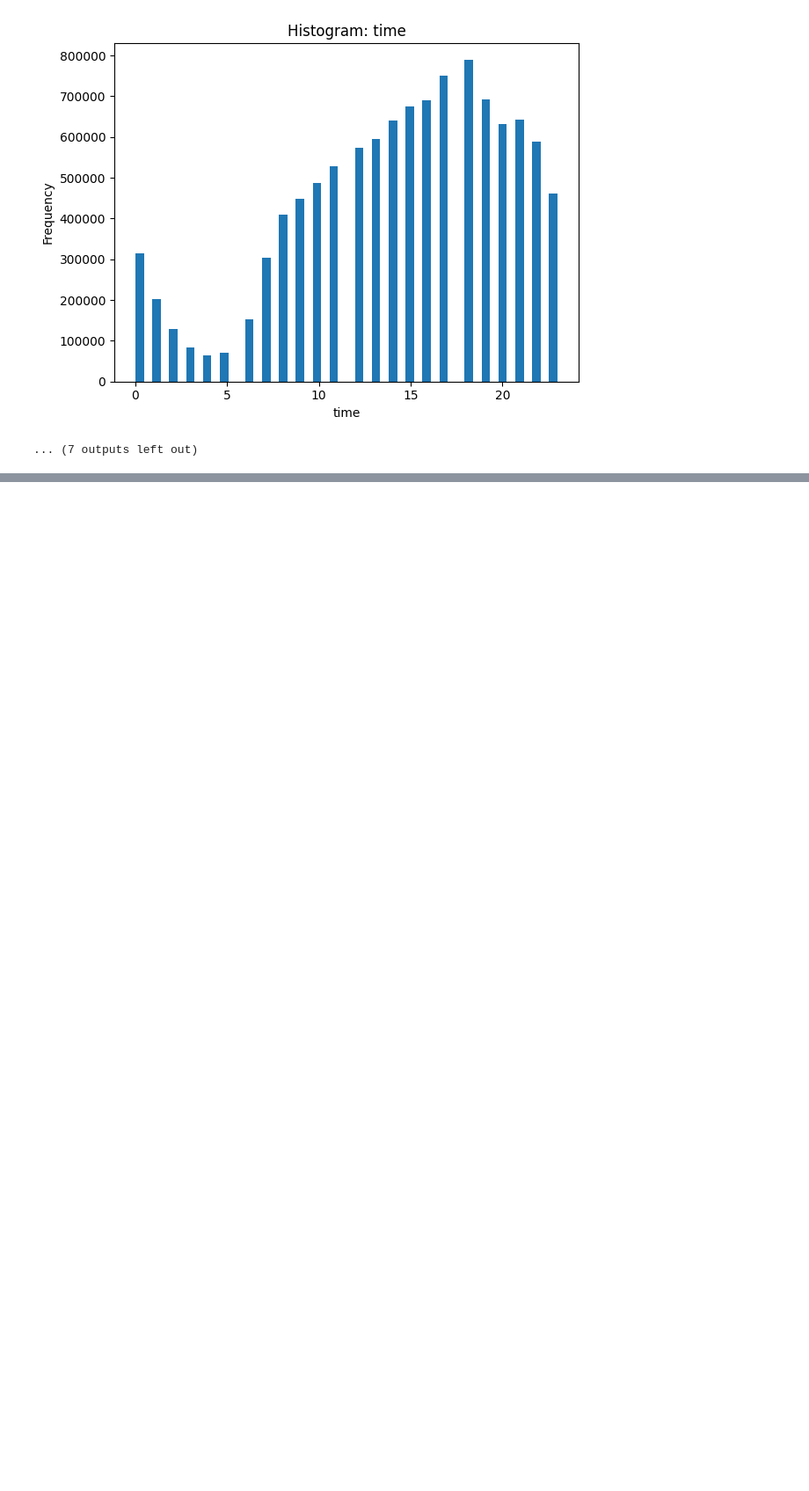
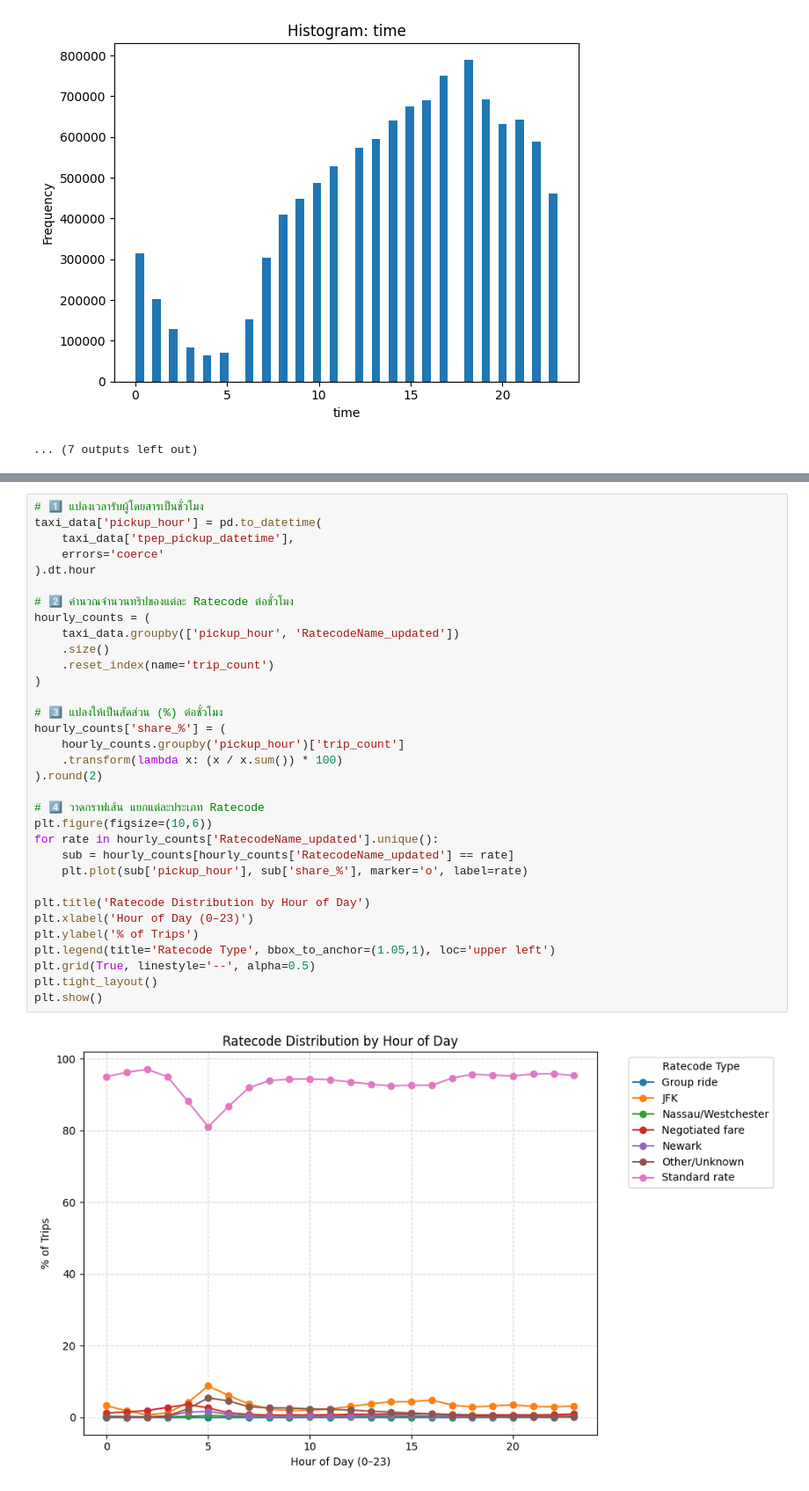
Before and after one commit to TKhahahah/Text_Analytics, a Jupyter notebook: Untitled2.ipynb, the cells around one changed output, grey strips where cells are left out. Shown at 88% size. Drawn from its saved outputs; the diff is of its cells as text; blank space fills up the shorter version.

```diff
--- a/Untitled2.ipynb
+++ b/Untitled2.ipynb
@@ -241,0 +322,35 @@ Saved: distribution_summary.csv
+# %%
+# 1️⃣ แปลงเวลารับผู้โดยสารเป็นชั่วโมง
+taxi_data['pickup_hour'] = pd.to_datetime(
+    taxi_data['tpep_pickup_datetime'],
+    errors='coerce'
+).dt.hour
+
+# 2️⃣ คำนวณจำนวนทริปของแต่ละ Ratecode ต่อชั่วโมง
+hourly_counts = (
+    taxi_data.groupby(['pickup_hour', 'RatecodeName_updated'])
+    .size()
+    .reset_index(name='trip_count')
+)
+
+# 3️⃣ แปลงให้เป็นสัดส่วน (%) ต่อชั่วโมง
+hourly_counts['share_%'] = (
+    hourly_counts.groupby('pickup_hour')['trip_count']
+    .transform(lambda x: (x / x.sum()) * 100)
+).round(2)
+
+# 4️⃣ วาดกราฟเส้น แยกแต่ละประเภท Ratecode
+plt.figure(figsize=(10,6))
+for rate in hourly_counts['RatecodeName_updated'].unique():
+    sub = hourly_counts[hourly_counts['RatecodeName_updated'] == rate]
+    plt.plot(sub['pickup_hour'], sub['share_%'], marker='o', label=rate)
+
+plt.title('Ratecode Distribution by Hour of Day')
+plt.xlabel('Hour of Day (0–23)')
+plt.ylabel('% of Trips')
+plt.legend(title='Ratecode Type', bbox_to_anchor=(1.05,1), loc='upper left')
+plt.grid(True, linestyle='--', alpha=0.5)
+plt.tight_layout()
+plt.show()
+# %% [output]
+[figure, added]
```
Also changed, not shown: parts of 13 cells of this notebook.
